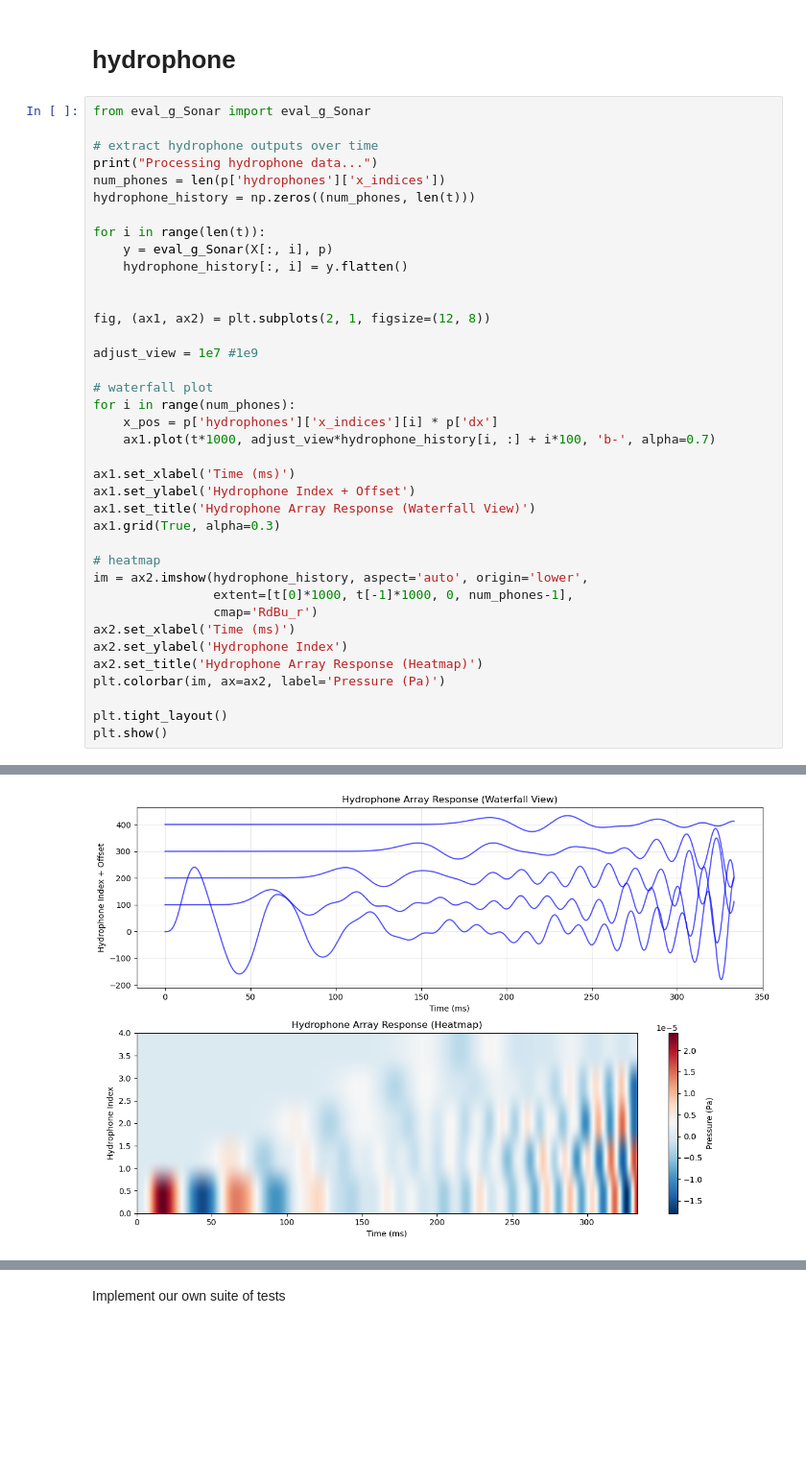
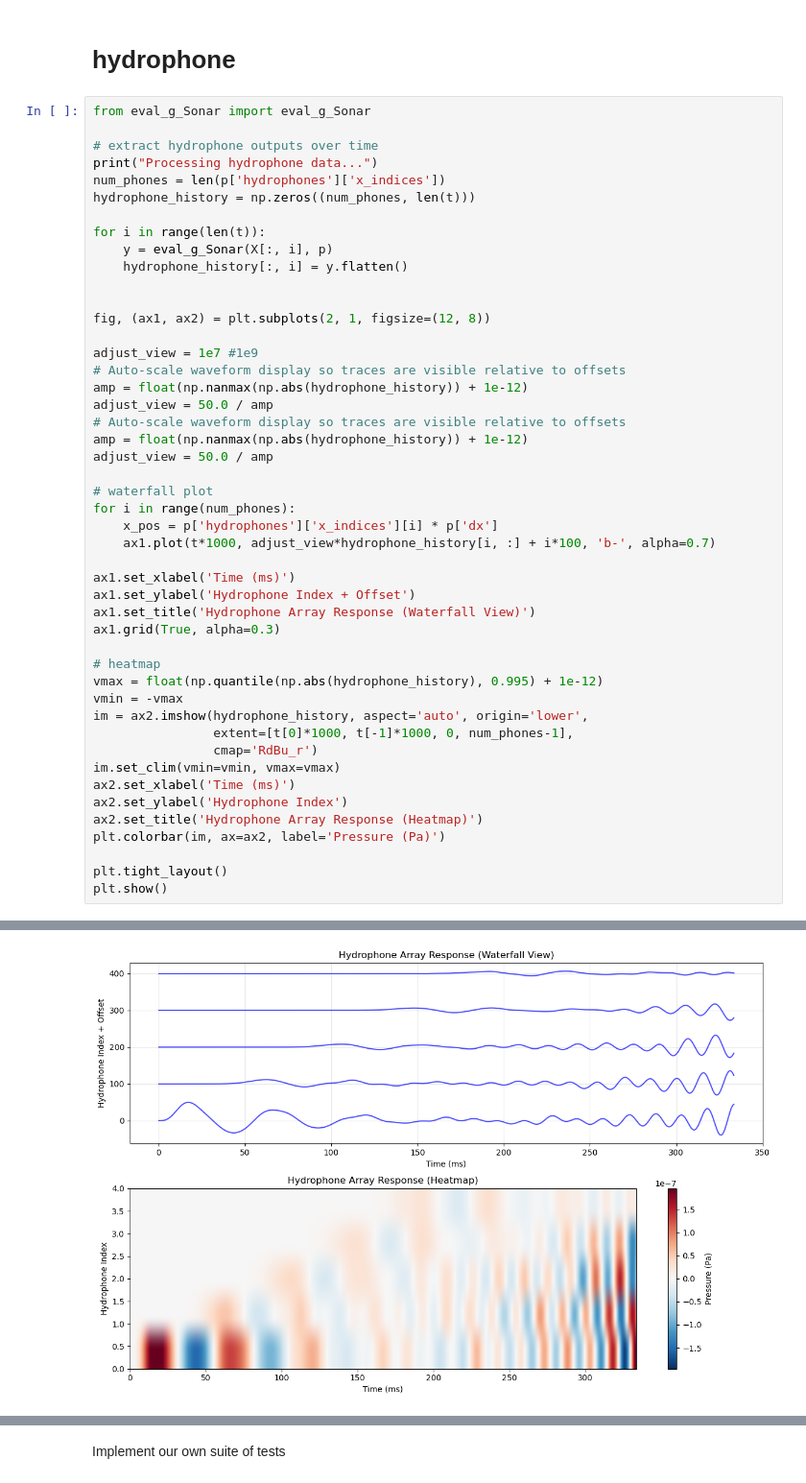
Before and after one commit to cwardlaw8/SonarSim, a Jupyter notebook: PM1.ipynb, the cells around one changed output, grey strips where cells are left out. Shown at 96% size. Drawn from its saved outputs; the diff is of its cells as text; blank space fills up the shorter version.

```diff
--- a/PM1.ipynb
+++ b/PM1.ipynb
@@ -88,34 +91,43 @@ for i in range(len(t)):
     hydrophone_history[:, i] = y.flatten()
 
 
 fig, (ax1, ax2) = plt.subplots(2, 1, figsize=(12, 8))
 
 adjust_view = 1e7 #1e9
+# Auto-scale waveform display so traces are visible relative to offsets
+amp = float(np.nanmax(np.abs(hydrophone_history)) + 1e-12)
+adjust_view = 50.0 / amp
+# Auto-scale waveform display so traces are visible relative to offsets
+amp = float(np.nanmax(np.abs(hydrophone_history)) + 1e-12)
+adjust_view = 50.0 / amp
 
 # waterfall plot
 for i in range(num_phones):
     x_pos = p['hydrophones']['x_indices'][i] * p['dx']
     ax1.plot(t*1000, adjust_view*hydrophone_history[i, :] + i*100, 'b-', alpha=0.7)
 
 ax1.set_xlabel('Time (ms)')
 ax1.set_ylabel('Hydrophone Index + Offset')
 ax1.set_title('Hydrophone Array Response (Waterfall View)')
 ax1.grid(True, alpha=0.3)
 
 # heatmap
+vmax = float(np.quantile(np.abs(hydrophone_history), 0.995) + 1e-12)
+vmin = -vmax
 im = ax2.imshow(hydrophone_history, aspect='auto', origin='lower',
                 extent=[t[0]*1000, t[-1]*1000, 0, num_phones-1],
                 cmap='RdBu_r')
+im.set_clim(vmin=vmin, vmax=vmax)
 ax2.set_xlabel('Time (ms)')
 ax2.set_ylabel('Hydrophone Index')
 ax2.set_title('Hydrophone Array Response (Heatmap)')
 plt.colorbar(im, ax=ax2, label='Pressure (Pa)')
 
 plt.tight_layout()
 plt.show()
 # %% [output]
 Processing hydrophone data...
-[figure, old version]
+[figure, new version]
 # %%
 from simpleLeapFrog import *
 
```
Also changed, not shown: parts of 5 cells of this notebook, 3 other files.
